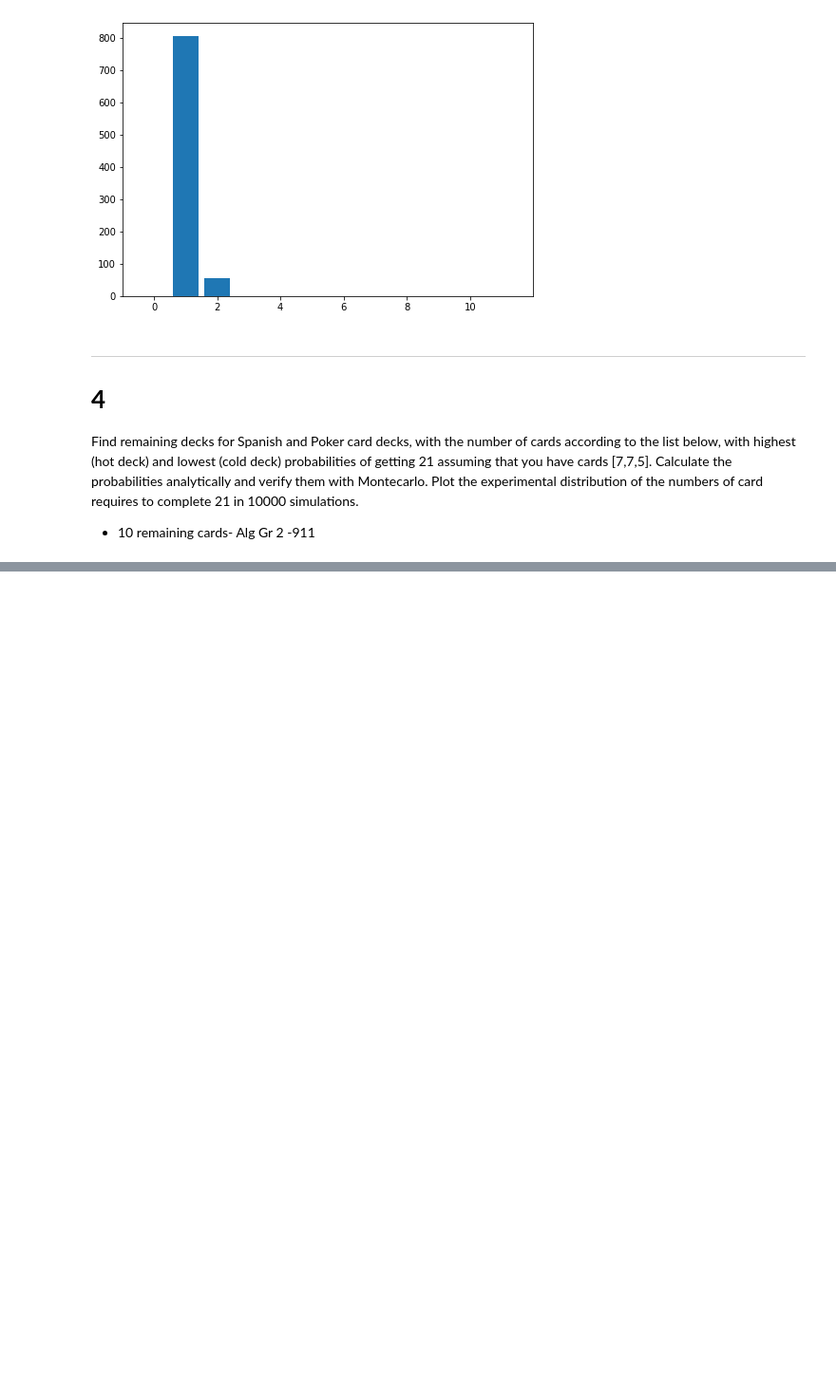
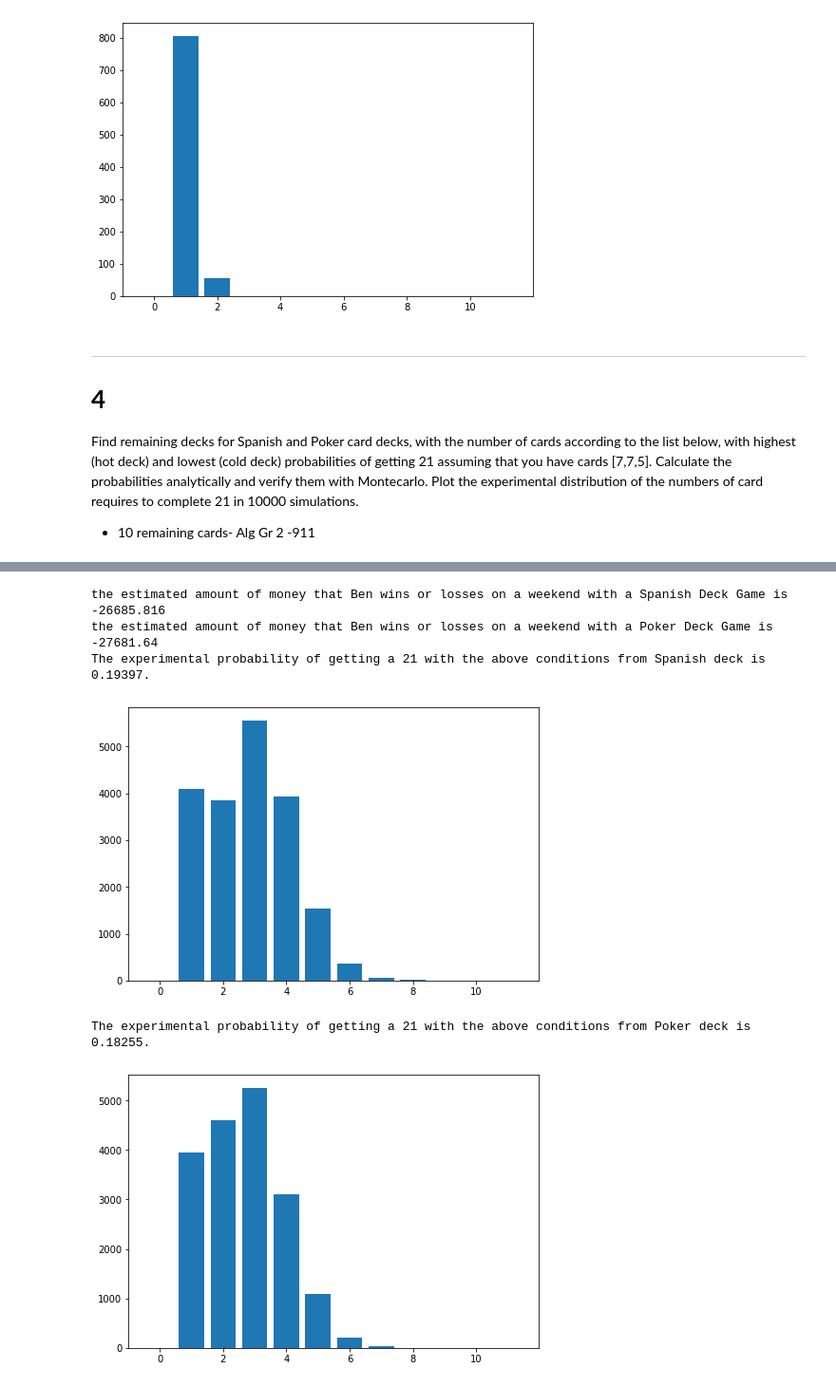
Before and after one commit to ddfulaa/AlgorithmsUN2020II, a Jupyter notebook: 21BlackjackGrClass2StGroup26.ipynb, the cells around one changed output, grey strips where cells are left out. Shown at 95% size. Saved outputs shown, nothing was run; the diff lists cells and outputs as text; code cells hidden in the pictures; blank space fills up the shorter version.

```diff
--- a/21BlackjackGrClass2StGroup26.ipynb
+++ b/21BlackjackGrClass2StGroup26.ipynb
@@ -328,0 +246,56 @@ The probability for obtain a 21 (Poker) 9.2%
+# %%
+n=100000
+spanishHotDeck =[[1,2,3,1,2,3,1,2,1,2],19]
+spanishColdDeck = [[1,2,3,4,5,6,7,8,9,10,11,12,1,2,3,4,5,6,7,8,9,10,11,12,1,2,3,4,5,6,7,8,9,10,11,12,1,2,3,4,5,6,7,8,9,10,11,12],0]
+pokerHotDeck =[[1,2,3,1,2,3,1,2,1,2],19]
+pokerColdDeck =[[1,2,3,4,5,6,7,8,9,10,11,12,13,1,2,3,4,5,6,7,8,9,10,11,12,13,1,2,3,4,5,6,7,8,9,10,11,12,13,1,2,3,4,5,6,7,8,9,10,11,12,13],0]
+
+spanishDecks=[spanishHotDeck, spanishColdDeck]
+pokerDecks=[pokerHotDeck, pokerColdDeck]
+hotBet=1000
+coldBet=10
+
+countSpanish = 0 #counts the number of times we got 21 with the Spanish deck
+countPoker = 0 #counts the number of times we got 21 with the Poker deck
+
+countCardsSpanish = [0,0,0,0,0,0,0,0,0,0,0,0]
+countCardsPoker = [0,0,0,0,0,0,0,0,0,0,0,0]
+
+for i in range(1,n+1):
+  spanishCase=r.choices(spanishDecks,weights=(0.1,0.9),k=1)
+  pokerCase=r.choices(pokerDecks,weights=(0.1,0.9),k=1)
+  resultSpanish = sum21(spanishCase[0][0],countCardsSpanish,spanishCase[0][1])
+  resultPoker = sum21(pokerCase[0][0],countCardsPoker,pokerCase[0][1])
+  countSpanish += resultSpanish
+  countPoker += resultPoker
+
+probSpanish = countSpanish / n
+probPoker = countPoker / n
+
+# 400 is the total of games he plays on a weekend = 2 days * 10 hours per day * 60 minutes per hour / 3 minutes per game
+# 109 is the estimated amount of money he spents per game 0.1*1000 + 0.9*10=109
+# when he wins, it's spected to double what he spent, 218
+
+estimated_won_amount_spanish = 400*probSpanish*(0.1*hotBet+0.9*coldBet)*2
+estimated_won_amount_poker = 400*probPoker*(0.1*hotBet+0.9*coldBet)*2
+
+print("the estimated amount of money that Ben wins or losses on a weekend with a Spanish Deck Game is "+ str(estimated_won_amount_spanish-400*(0.1*hotBet+0.9*coldBet)))
+print("the estimated amount of money that Ben wins or losses on a weekend with a Poker Deck Game is "+ str(estimated_won_amount_poker-400*(0.1*hotBet+0.9*coldBet)))
+
+print("The experimental probability of getting a 21 with the above conditions from Spanish deck is "+ str(probSpanish)+".")
+fig1 = plt.figure()
+ax1 = fig1.add_axes([0,0,1,1])
+ax1.bar(range(0,12),countCardsSpanish)
+plt.show()
+print("The experimental probability of getting a 21 with the above conditions from Poker deck is "+ str(probPoker)+".")
+fig2 = plt.figure()
+ax2 = fig2.add_axes([0,0,1,1])
+ax2.bar(range(0,12),countCardsPoker)
+plt.show()
+# %% [output]
+the estimated amount of money that Ben wins or losses on a weekend with a Spanish Deck Game is -26685.816
+the estimated amount of money that Ben wins or losses on a weekend with a Poker Deck Game is -27681.64
+The experimental probability of getting a 21 with the above conditions from Spanish deck is 0.19397.
+[figure, added]
+The experimental probability of getting a 21 with the above conditions from Poker deck is 0.18255.
+[figure, added]
```
Also changed, not shown: parts of 6 cells of this notebook.
